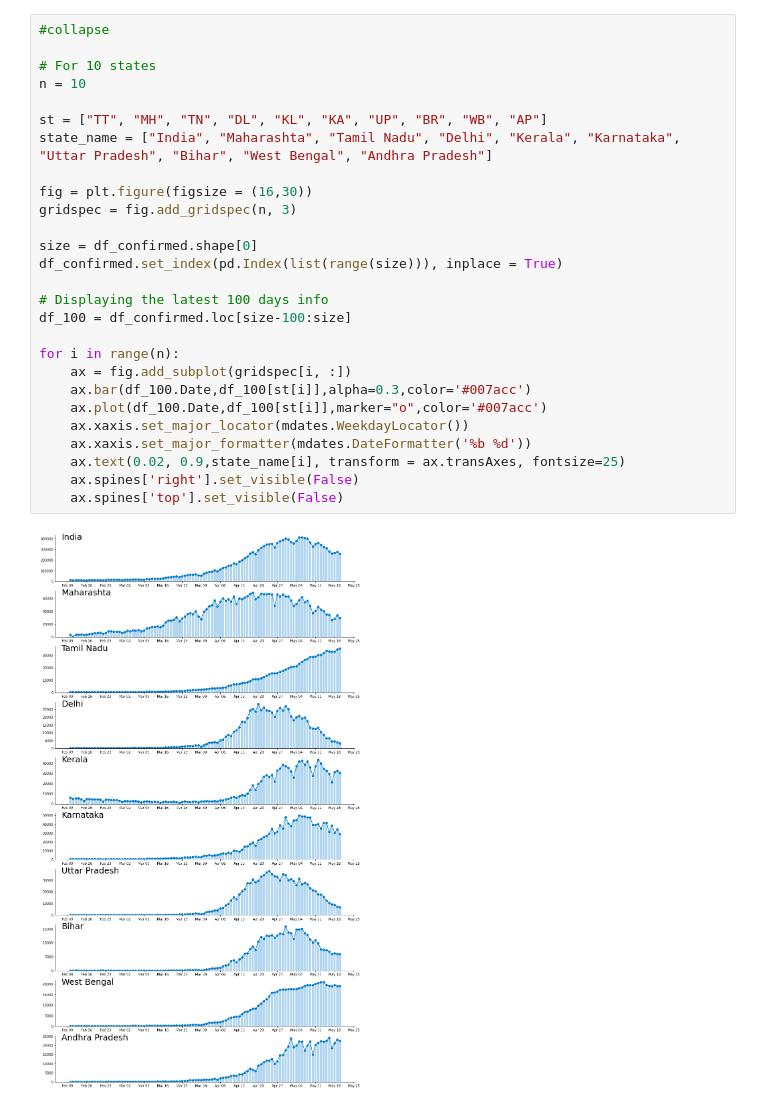
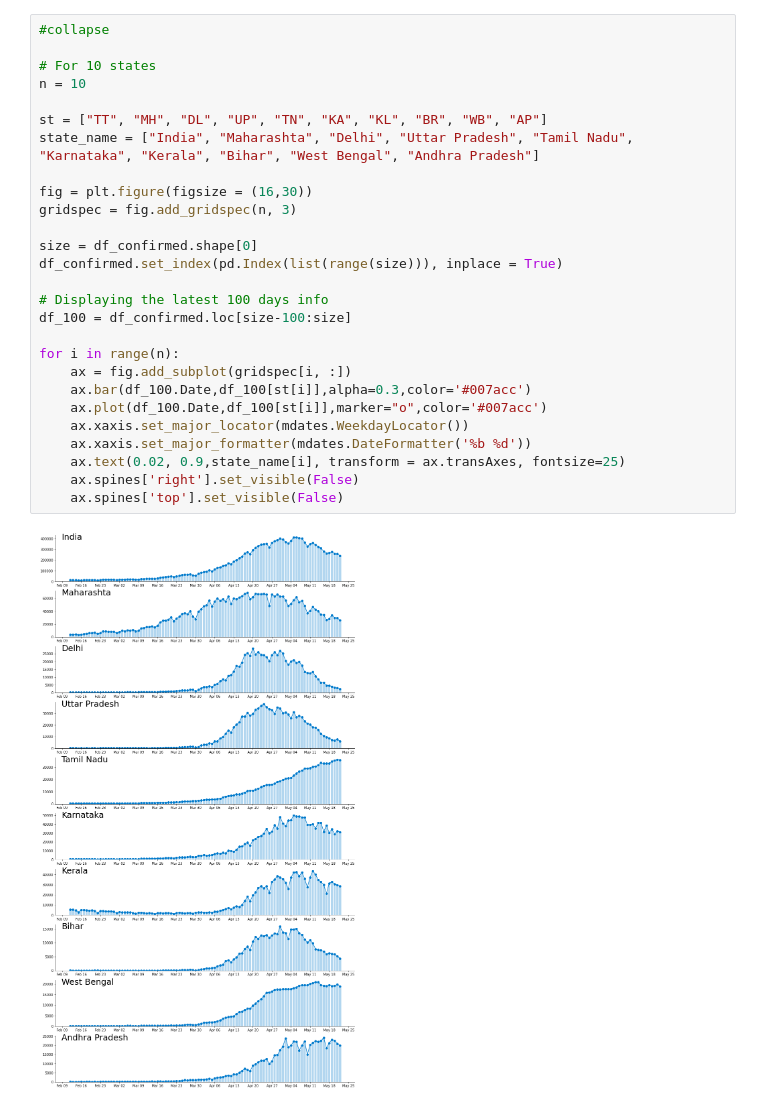
Before and after one commit to anilgeorge04/eda-notes, a Jupyter notebook: dashboards/covid-19-dashboard.ipynb, the cells around one changed output. Cells and saved outputs as stored; diff of their text form.

```diff
--- a/dashboards/covid-19-dashboard.ipynb
+++ b/dashboards/covid-19-dashboard.ipynb
@@ -75,31 +77,31 @@ Last Updated: 09:58:53.540814
 # %%
 #collapse
 
 # For 10 states
 n = 10
 
-st = ["TT", "MH", "TN", "DL", "KL", "KA", "UP", "BR", "WB", "AP"]
-state_name = ["India", "Maharashta", "Tamil Nadu", "Delhi", "Kerala", "Karnataka", "Uttar Pradesh", "Bihar", "West Bengal", "Andhra Pradesh"]
+st = ["TT", "MH", "DL", "UP", "TN", "KA", "KL", "BR", "WB", "AP"]
+state_name = ["India", "Maharashta", "Delhi", "Uttar Pradesh", "Tamil Nadu", "Karnataka", "Kerala", "Bihar", "West Bengal", "Andhra Pradesh"]
 
 fig = plt.figure(figsize = (16,30))
 gridspec = fig.add_gridspec(n, 3)
 
 size = df_confirmed.shape[0]
 df_confirmed.set_index(pd.Index(list(range(size))), inplace = True)
 
 # Displaying the latest 100 days info
 df_100 = df_confirmed.loc[size-100:size]
 
 for i in range(n):
     ax = fig.add_subplot(gridspec[i, :])
     ax.bar(df_100.Date,df_100[st[i]],alpha=0.3,color='#007acc')
     ax.plot(df_100.Date,df_100[st[i]],marker="o",color='#007acc')
     ax.xaxis.set_major_locator(mdates.WeekdayLocator())
     ax.xaxis.set_major_formatter(mdates.DateFormatter('%b %d'))
     ax.text(0.02, 0.9,state_name[i], transform = ax.transAxes, fontsize=25)
     ax.spines['right'].set_visible(False)
     ax.spines['top'].set_visible(False)
 # %% [output]
-[figure, old version]
+[figure, new version]
 # %% [markdown]
 ### References
```
Also changed, not shown: parts of 3 cells of this notebook, 1 other file.
